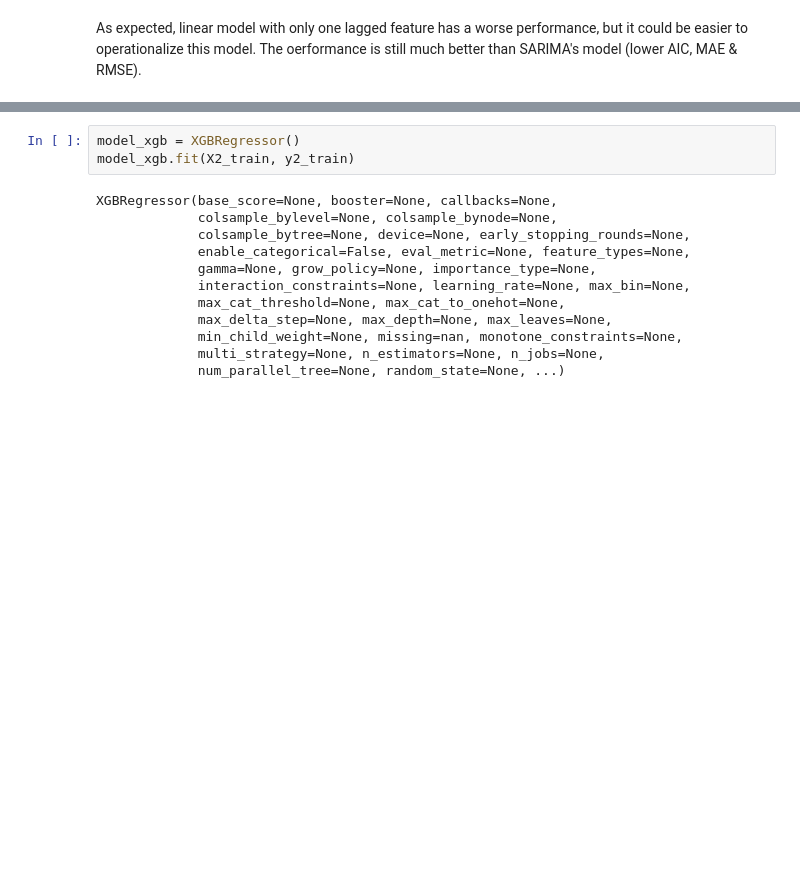
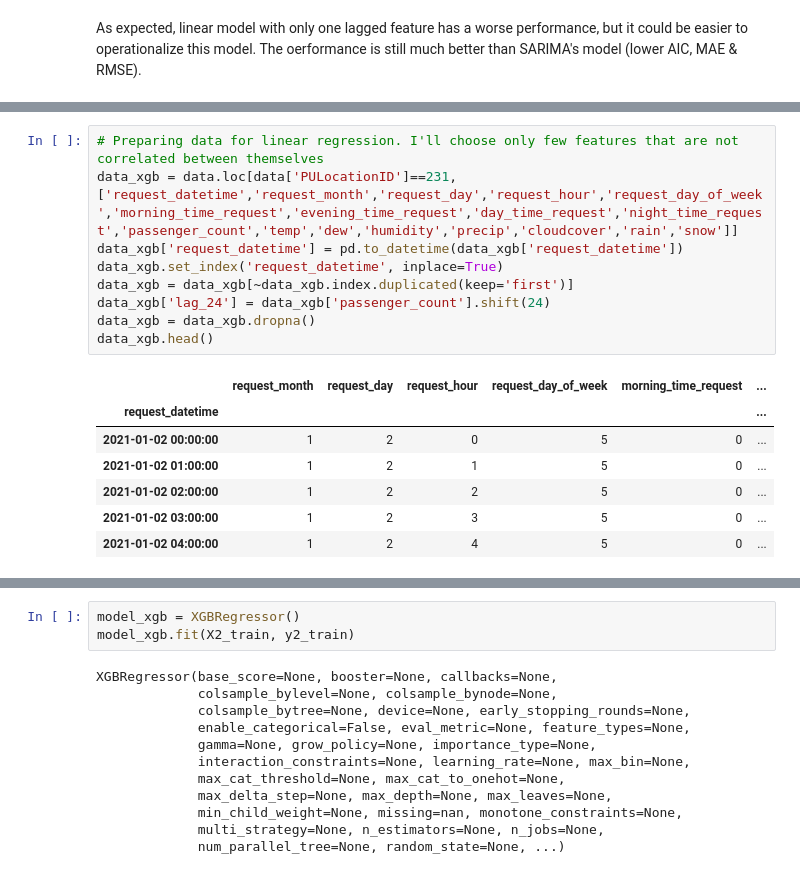
Before and after one commit to NataliaShchegl0va/Capstone-3-Uber-Rides, a Jupyter notebook: 03_Preprocessing_&_Modeling.ipynb, the cells around one changed output, grey strips where cells are left out. Saved outputs shown, nothing was run; the diff lists cells and outputs as text; blank space fills up the shorter version.

```diff
--- a/03_Preprocessing_&_Modeling.ipynb
+++ b/03_Preprocessing_&_Modeling.ipynb
@@ -411,0 +400,17 @@ I'll be using the same data as for Linear regression
+# %%
+# Preparing data for linear regression. I'll choose only few features that are not correlated between themselves
+data_xgb = data.loc[data['PULocationID']==231,['request_datetime','request_month','request_day','request_hour','request_day_of_week','morning_time_request','evening_time_request','day_time_request','night_time_request','passenger_count','temp','dew','humidity','precip','cloudcover','rain','snow']]
+data_xgb['request_datetime'] = pd.to_datetime(data_xgb['request_datetime'])
+data_xgb.set_index('request_datetime', inplace=True)
+data_xgb = data_xgb[~data_xgb.index.duplicated(keep='first')]
+data_xgb['lag_24'] = data_xgb['passenger_count'].shift(24)
+data_xgb = data_xgb.dropna()
+data_xgb.head()
+# %% [output]
+|  | request_month | request_day | request_hour | request_day_of_week | morning_time_request | ... |
+| request_datetime |  |  |  |  |  | ... |
+| 2021-01-02 00:00:00 | 1 | 2 | 0 | 5 | 0 | ... |
+| 2021-01-02 01:00:00 | 1 | 2 | 1 | 5 | 0 | ... |
+| 2021-01-02 02:00:00 | 1 | 2 | 2 | 5 | 0 | ... |
+| 2021-01-02 03:00:00 | 1 | 2 | 3 | 5 | 0 | ... |
+| 2021-01-02 04:00:00 | 1 | 2 | 4 | 5 | 0 | ... |
```
Also changed, not shown: parts of 23 cells of this notebook.
